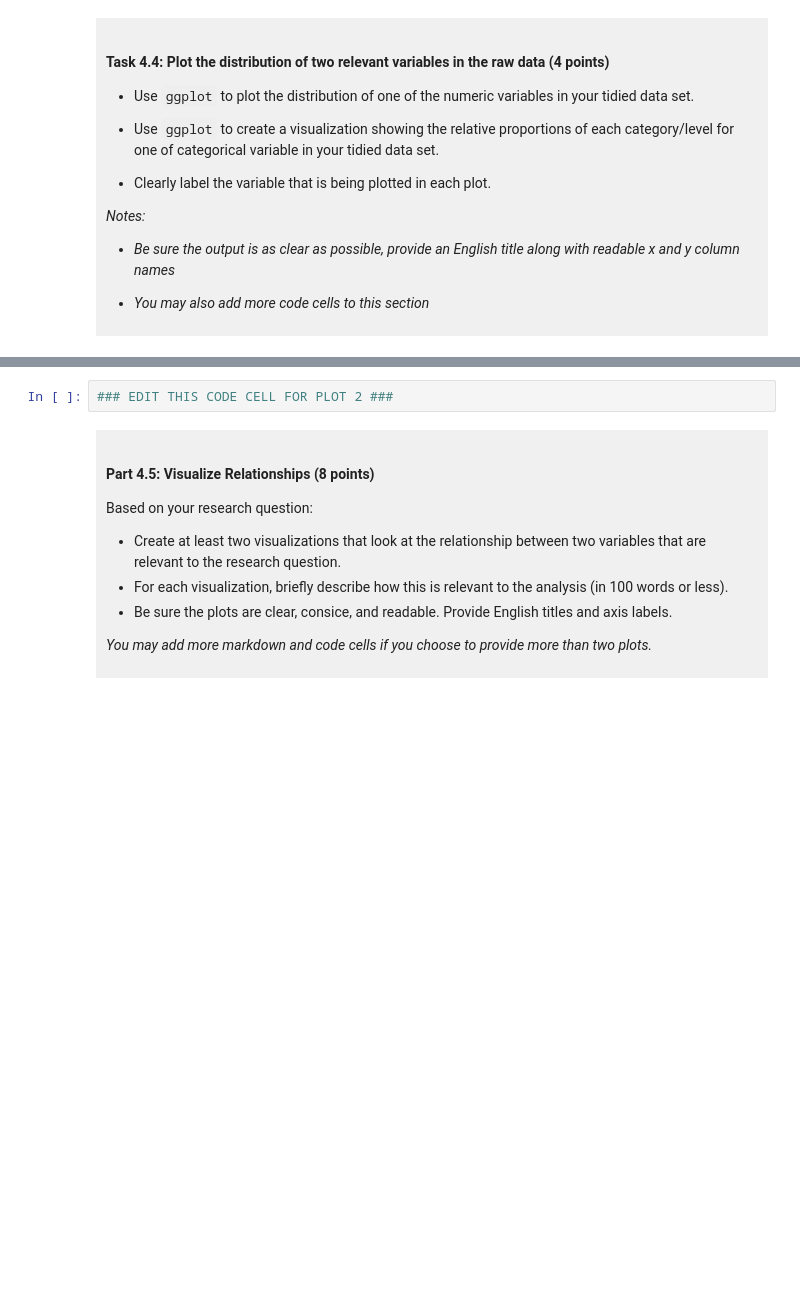
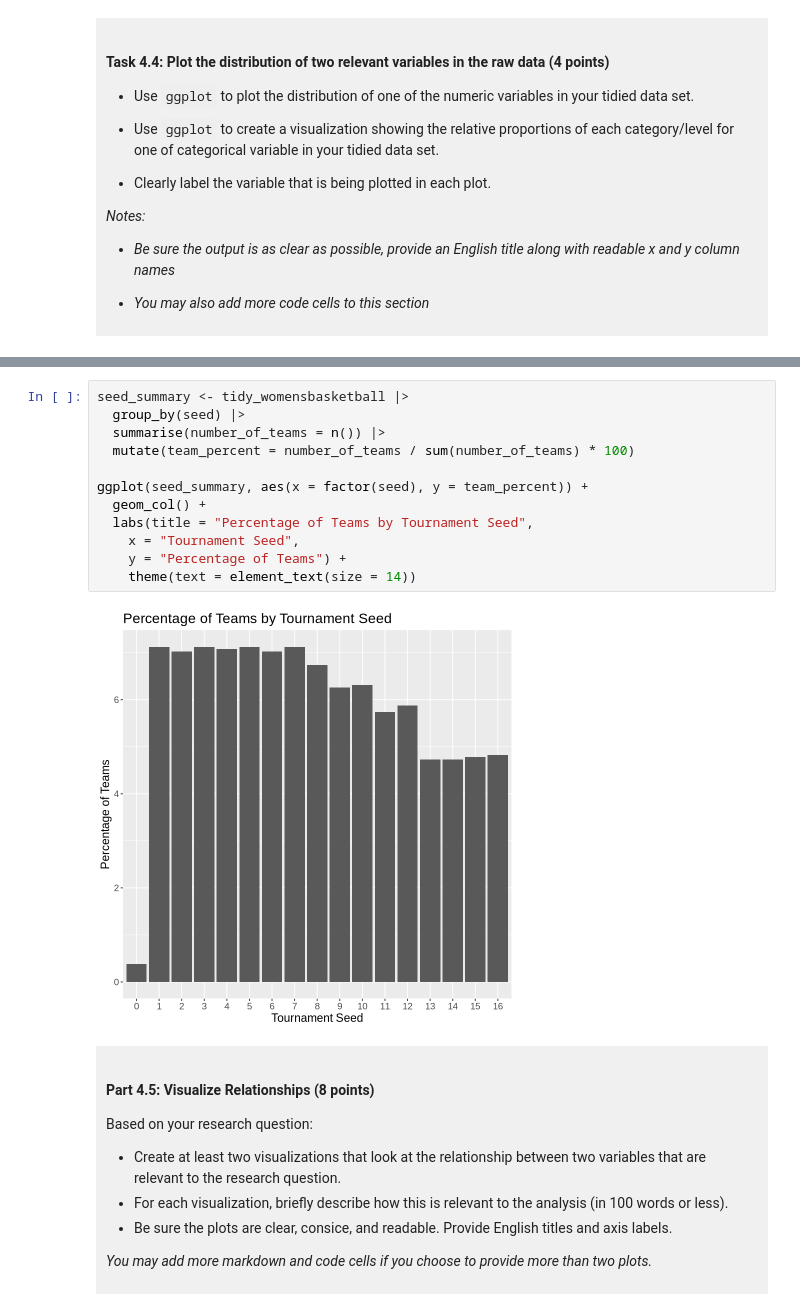
Before and after one commit to wwinnie07/dsci-100-project-winnie-liu, a Jupyter notebook: dsci-100-project-notebook.ipynb, the cells around one changed output, grey strips where cells are left out. Cells and saved outputs as stored; diff of their text form; blank space fills up the shorter version.

```diff
--- a/dsci-100-project-notebook.ipynb
+++ b/dsci-100-project-notebook.ipynb
@@ -349,5 +385,17 @@ A tibble: 2092 × 4
 # %%
-### EDIT THIS CODE CELL FOR PLOT 2 ###
+seed_summary <- tidy_womensbasketball |>
+  group_by(seed) |>
+  summarise(number_of_teams = n()) |>
+  mutate(team_percent = number_of_teams / sum(number_of_teams) * 100)
+
+ggplot(seed_summary, aes(x = factor(seed), y = team_percent)) +
+  geom_col() +
+  labs(title = "Percentage of Teams by Tournament Seed",
+    x = "Tournament Seed",
+    y = "Percentage of Teams") +
+    theme(text = element_text(size = 14))
+# %% [output]
+[figure, added]
 # %% [markdown]
 <div style="background-color: #f0f0f0; padding: 10px;">
 
```
Also changed, not shown: parts of 9 cells of this notebook.
